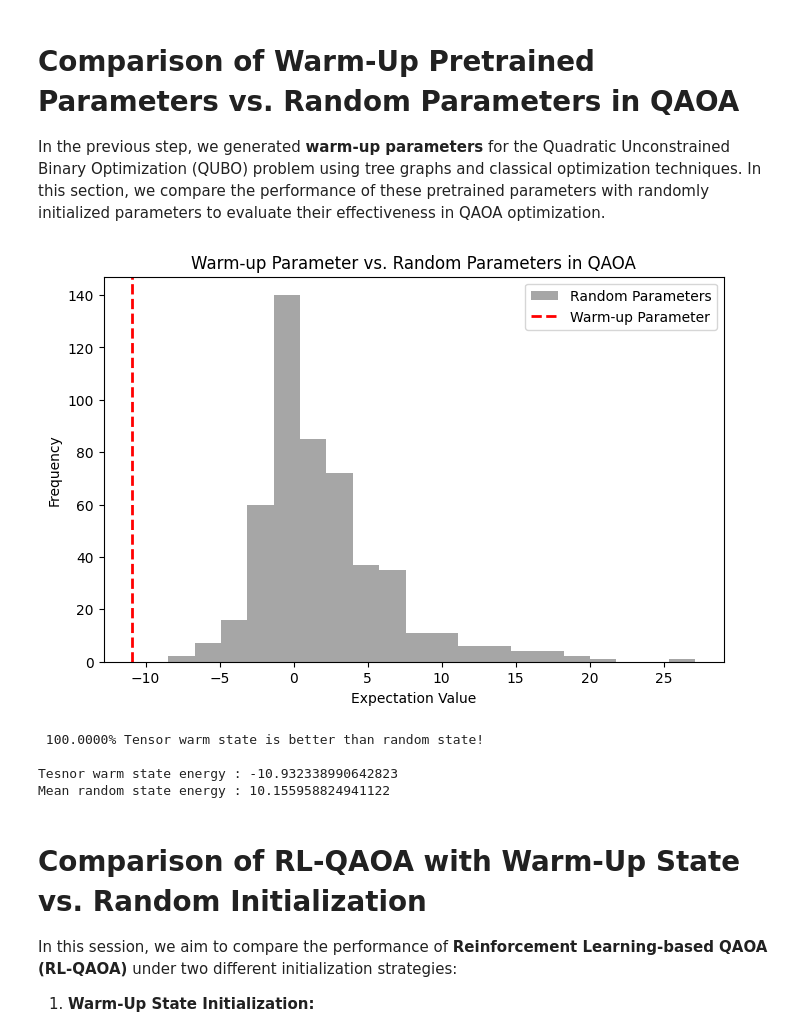
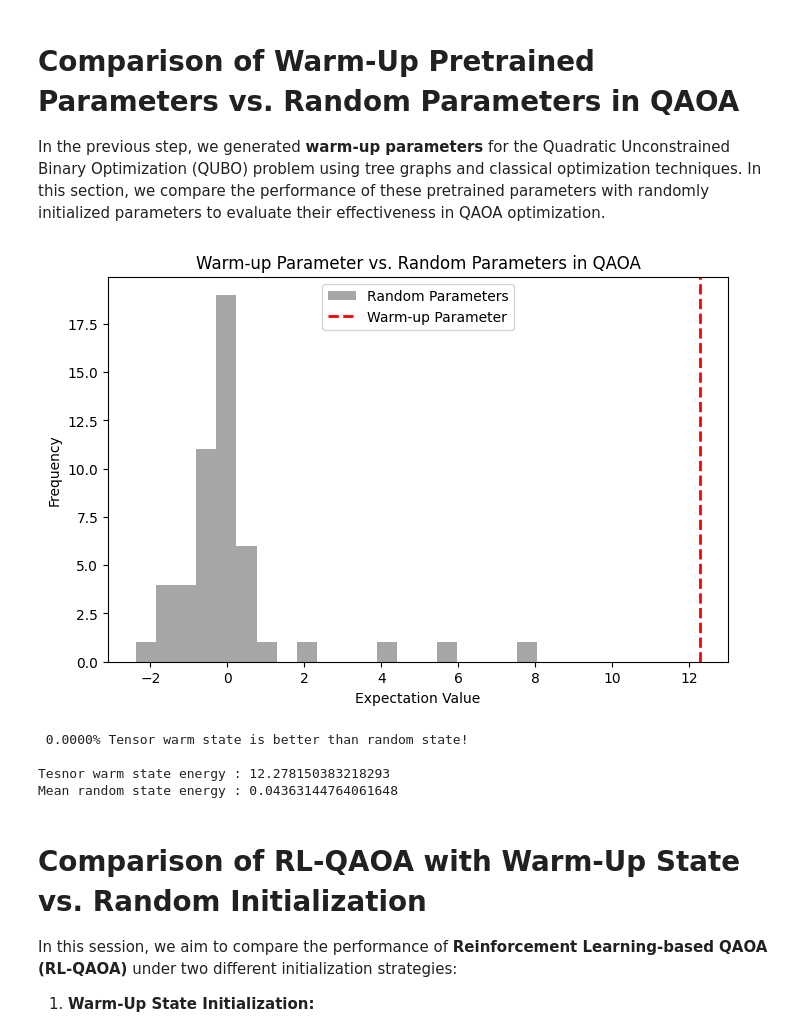
Before and after one commit to pop756/Pasqal_chanllenge, a Jupyter notebook: RL_QAOA_simulation.ipynb, the cells around one changed output. Cells and saved outputs as stored; diff of their text form; code cells hidden in the pictures.

```diff
--- a/RL_QAOA_simulation.ipynb
+++ b/RL_QAOA_simulation.ipynb
@@ -202,17 +205,17 @@ Q = qubo_to_ising(Q)
 import pennylane as qml
 from pennylane import numpy as np
 from scipy.optimize import minimize
-from RL_QAOA import *
+from rl_qaoa import *
 import random
 # Define QAOA depth
 depth = 1
-size = 10
+size = 6
 seed = 50
 
 # Generate a QUBO matrix that is challenging for classical QAOA optimization
 np.random.seed(seed)
-#Q = generate_upper_triangular_qubo(size, -3, 3, integer=False)
-
+Q = generate_upper_triangular_qubo(size, (-1,-3), (0,3), integer=False)
+Q_cal = Q + add_constraint([1]*size,3)*15
 print(Q)
 param_list = []
 start = 3
@@ -227,7 +230,7 @@ while start <= size:
         tree_graph, adj_matrix, node_weights = generate_weighted_balanced_tree(
             start, min_degree=3, node_weight_range=(-3, 3), edge_weight_range=(-3, 3)
         )
-        graph_list.append(Q)
+        graph_list.append(Q_cal)
     # 2. Optimize the generated matrices classically using the SLSQP optimizer
     # to quickly find near-optimal parameters
     qaoa = QAOA_layer(depth=depth, Q=adj_matrix)
@@ -363,39 +366,39 @@ def visualize_warmup_vs_random(warmup_x, random_x):
     plt.axvline(warmup_y, color='red', linestyle='dashed', linewidth=2, label='Warm-up Parameter')
 
     # Graph settings
     plt.xlabel('Expectation Value')
     plt.ylabel('Frequency')
     plt.title('Warm-up Parameter vs. Random Parameters in QAOA')
     plt.legend()
     plt.show()
     return warmup_y,random_y
 # Example data settings
 warmup_x = params # Specific warm-up parameter value
-random_x = np.random.uniform(-np.pi, np.pi, (500,2 * depth))  # Sampling 500 random x values from the range [-np.pi, np.pi]
+random_x = np.random.uniform(-np.pi, np.pi, (50,2 * depth))  # Sampling 500 random x values from the range [-np.pi, np.pi]
 
 warmup_y,random_y = visualize_warmup_vs_random(warmup_x, random_x)
 
 prob = 0
 mean_rand_H = 0
 for i in range(len(random_y)):
     H_random = random_y[i]
     H = warmup_y
     if H_random>H:
         prob+=1
     mean_rand_H += H_random
 
 mean_rand_H = mean_rand_H/100
 prob = prob/len(random_y)*100
 print(f' {prob:.4f}% Tensor warm state is better than random state!\n')
 
 print(f'Tesnor warm state energy : {warmup_y}')
 print(f'Mean random state energy : {mean_rand_H}')
 # %% [output]
-[figure, old version]
+[figure, new version]
- 100.0000% Tensor warm state is better than random state!
+ 0.0000% Tensor warm state is better than random state!
 
-Tesnor warm state energy : -10.932338990642823
-Mean random state energy : 10.155958824941122
+Tesnor warm state energy : 12.278150383218293
+Mean random state energy : 0.04363144764061648
 # %% [markdown]
 # **Comparison of RL-QAOA with Warm-Up State vs. Random Initialization**
 
```
Also changed, not shown: parts of 10 cells of this notebook, 6 other files.
